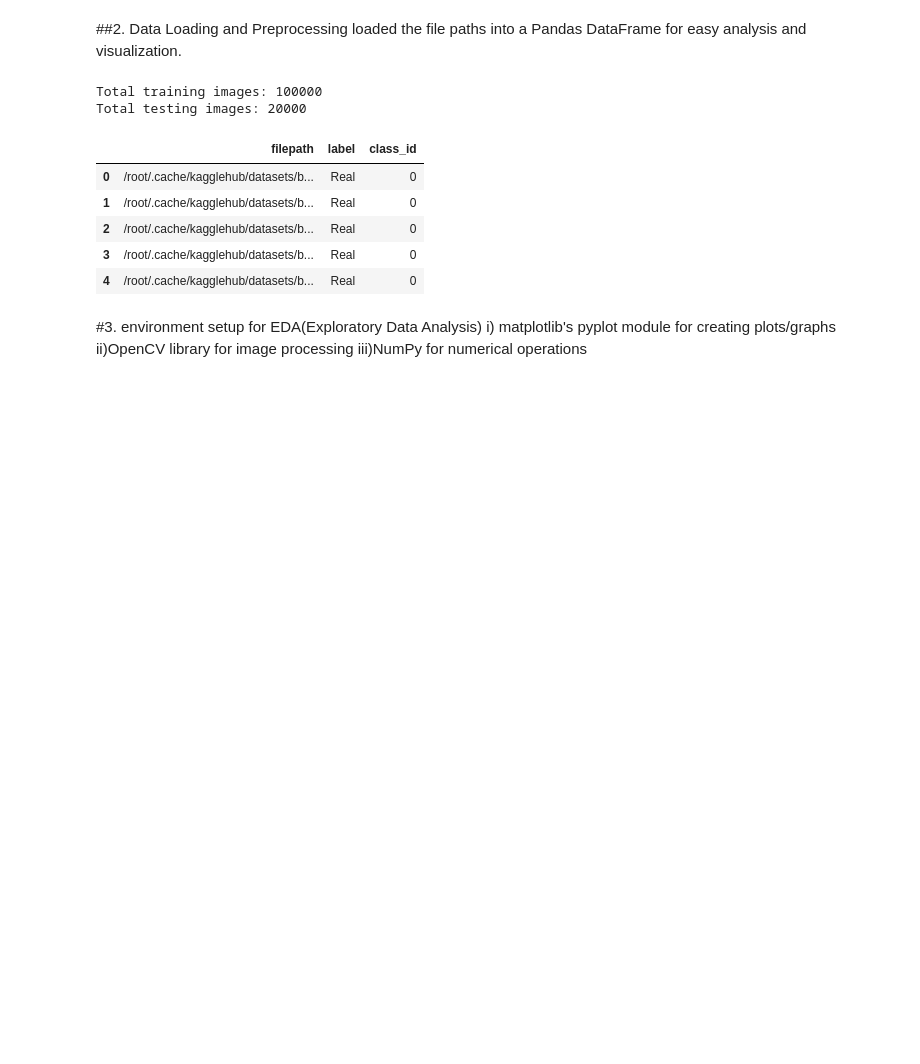
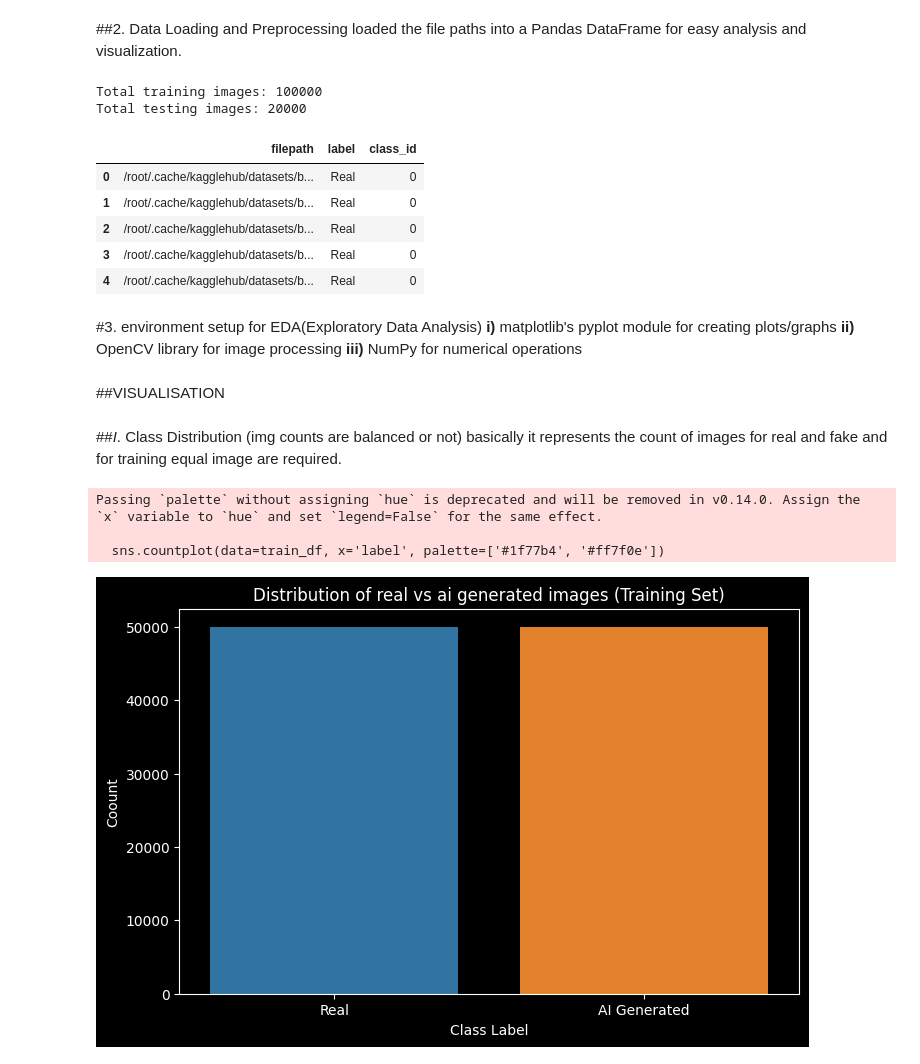
Before and after one commit to late-cat/First-Colab, a Jupyter notebook: Untitled2.ipynb, the cells around one changed output. Cells and saved outputs as stored; diff of their text form; code cells hidden in the pictures; blank space fills up the shorter version.

Commit message:
first visualisation(class distribution)

```diff
--- a/Untitled2.ipynb
+++ b/Untitled2.ipynb
@@ -65,10 +65,10 @@ Total testing images: 20000
 | 4 | /root/.cache/kagglehub/datasets/b... | Real | 0 |
 # %% [markdown]
 #3. environment setup for EDA(Exploratory Data Analysis)
-i) matplotlib's pyplot module for creating
+**i)** matplotlib's pyplot module for creating
 plots/graphs
-ii)OpenCV library for image processing
-iii)NumPy for numerical operations
+**ii)** OpenCV library for image processing
+**iii)** NumPy for numerical operations
 # %%
 import matplotlib.pyplot as plt
 import seaborn as sns
@@ -77,3 +77,22 @@ import numpy as np
 
 plt.style.use('dark_background')
 sns.set_palette("husl")
+# %% [markdown]
+##VISUALISATION
+# %% [markdown]
+##*I*. Class Distribution (img counts are balanced or not)
+basically it represents the count of images for real and fake and for training equal image are required.
+# %%
+plt.figure(figsize=(8,5)) #assigning the size of plot w,d
+
+sns.countplot(data=train_df, x='label', palette=['#1f77b4', '#ff7f0e'])
+plt.title('Distribution of real vs ai generated images (Training Set)')
+plt.xlabel('Class Label')
+plt.ylabel('Coount')
+
+plt.show()
+# %% [output]
+Passing `palette` without assigning `hue` is deprecated and will be removed in v0.14.0. Assign the `x` variable to `hue` and set `legend=False` for the same effect.
+
+  sns.countplot(data=train_df, x='label', palette=['#1f77b4', '#ff7f0e'])
+[figure, added]
```
Also changed, not shown: parts of 1 cell of this notebook.
